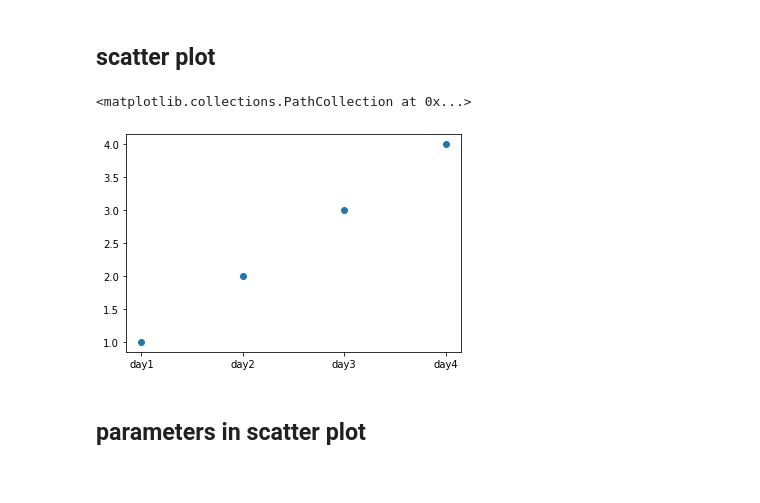
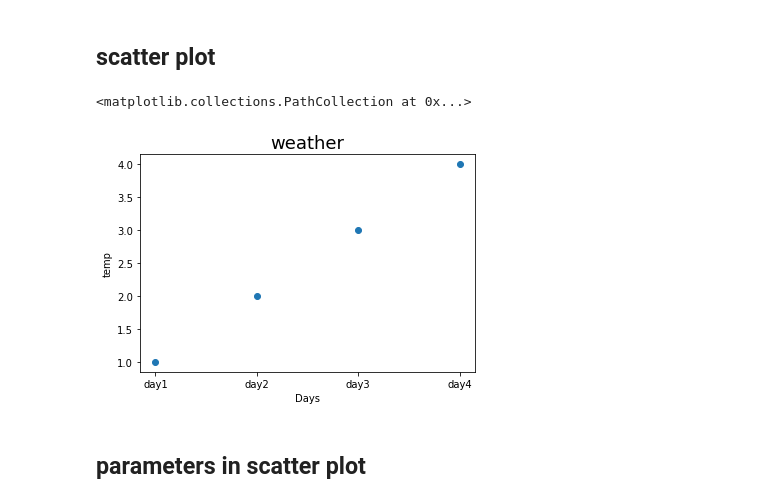
Before and after one commit to daasdemha/Sucide_prediction, a Jupyter notebook: 6006CEM Lectures and Labs/Learning_machine_learning_Dr_Trangs_material.ipynb, the cells around one changed output. Cells and saved outputs as stored; diff of their text form; code cells hidden in the pictures.

```diff
--- a/6006CEM Lectures and Labs/Learning_machine_learning_Dr_Trangs_material.ipynb
+++ b/6006CEM Lectures and Labs/Learning_machine_learning_Dr_Trangs_material.ipynb
@@ -10,11 +10,14 @@ UsageError: unrecognized arguments: # helps in showing plots on the browser.
 # %%
 x_days  = ["day1", "day2", "day3", "day4"]
 y_temp  = [1, 2, 3, 4]
 y2_temp  = [8,9,10,11]
+plt.title("weather",fontsize=18)
+plt.xlabel("Days")
+plt.ylabel("temp")
 plt.scatter(x_days,y_temp  )
 # %% [output]
 <matplotlib.collections.PathCollection at 0x...>
-[figure, old version]
+[figure, new version]
 # %% [markdown]
 ## parameters in scatter plot
 # %%
```
Also changed, not shown: parts of 1 cell of this notebook, 2 other files.
